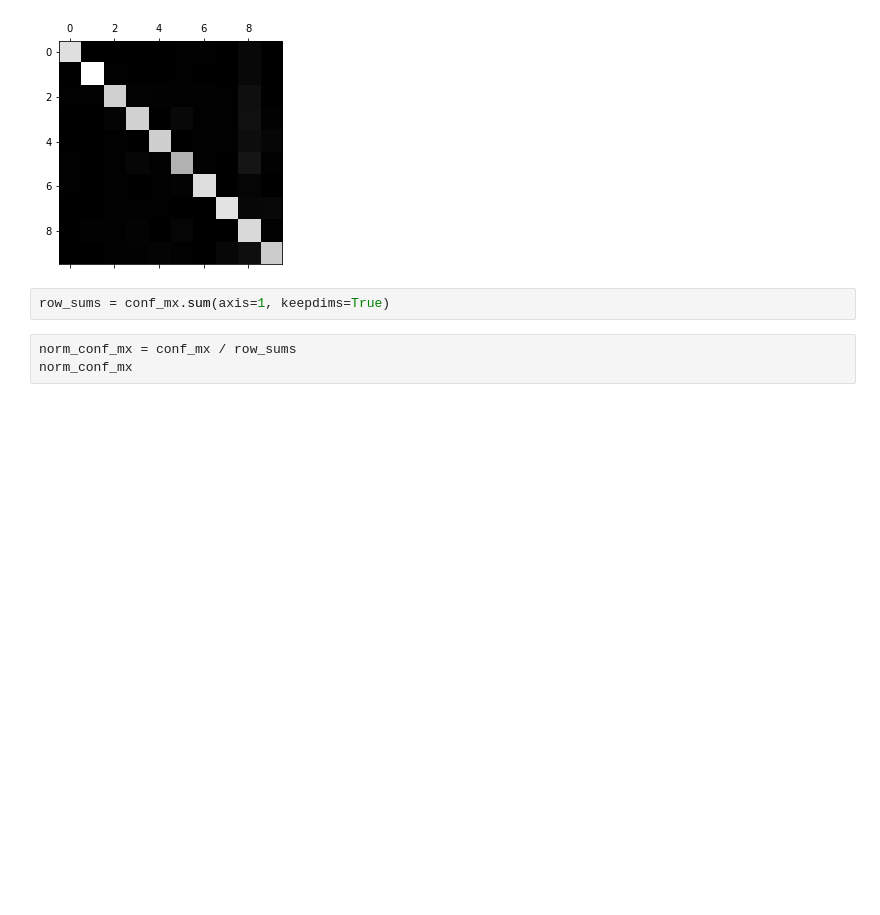
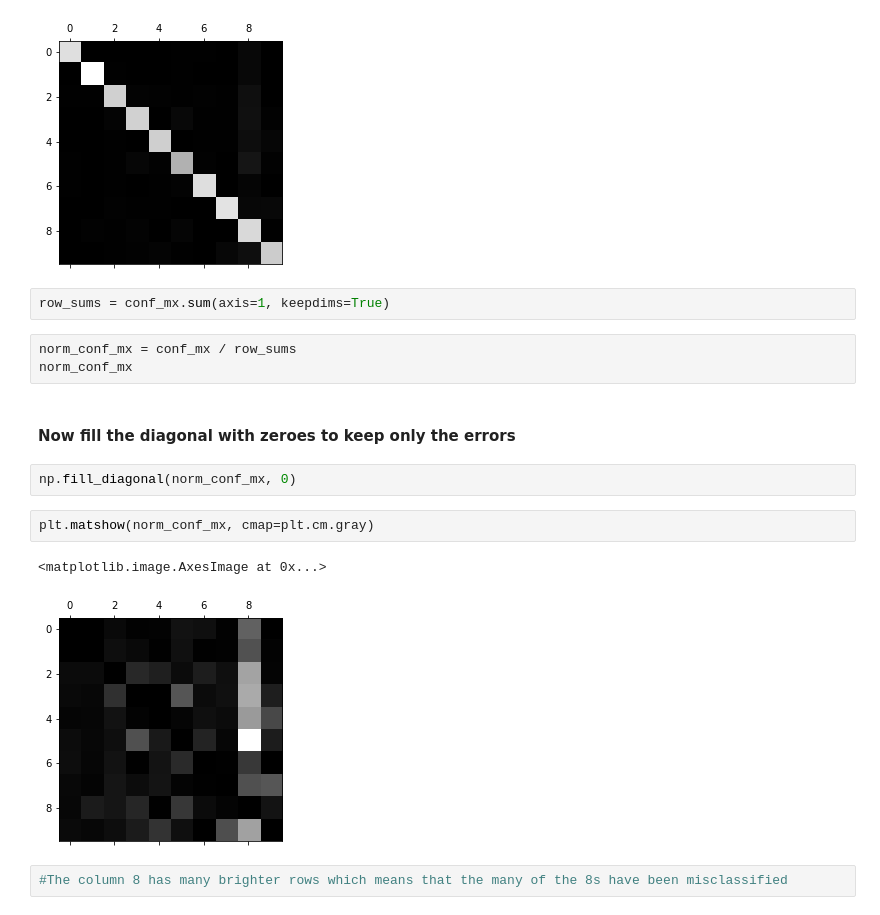
Before and after one commit to ARKA1112/HOML_AurelienG, a Jupyter notebook: chap3_classification.ipynb, the cells around one changed output. Saved outputs shown, nothing was run; the diff lists cells and outputs as text; blank space fills up the shorter version.

```diff
--- a/chap3_classification.ipynb
+++ b/chap3_classification.ipynb
@@ -623,3 +623,14 @@ row_sums = conf_mx.sum(axis=1, keepdims=True)
 # %%
 norm_conf_mx = conf_mx / row_sums
 norm_conf_mx
+# %% [markdown]
+#### Now fill the diagonal with zeroes to keep only the errors
+# %%
+np.fill_diagonal(norm_conf_mx, 0)
+# %%
+plt.matshow(norm_conf_mx, cmap=plt.cm.gray)
+# %% [output]
+<matplotlib.image.AxesImage at 0x...>
+[figure, added]
+# %%
+#The column 8 has many brighter rows which means that the many of the 8s have been misclassified
```
Also changed, not shown: parts of 4 cells of this notebook.
